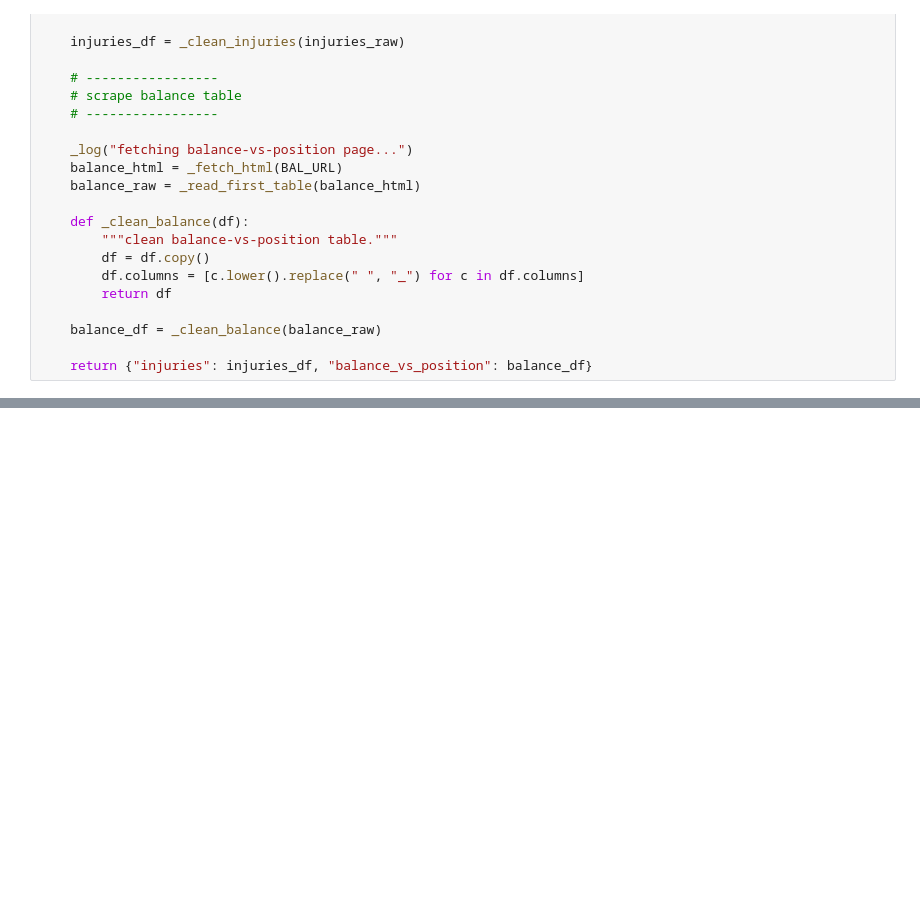
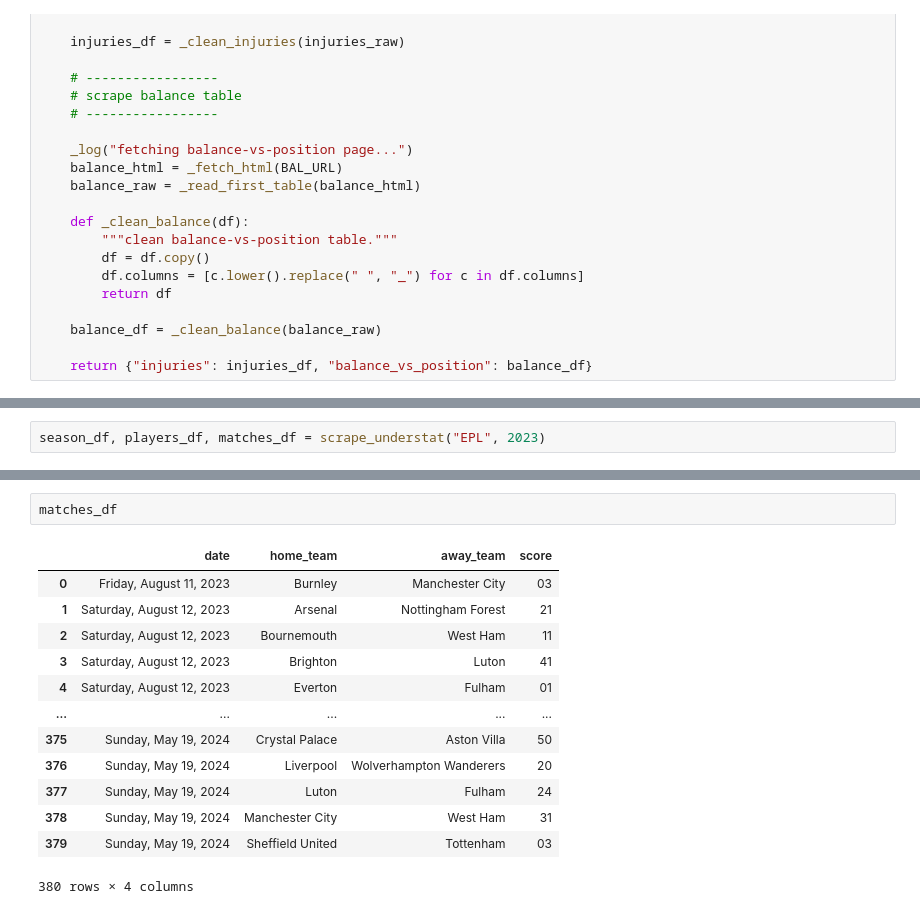
Before and after one commit to SpiderWolf6/EPL_Predictor, a Jupyter notebook: epl_data_pipeline.ipynb, the cells around one changed output, grey strips where cells are left out. Cells and saved outputs as stored; diff of their text form; blank space fills up the shorter version.

```diff
--- a/epl_data_pipeline.ipynb
+++ b/epl_data_pipeline.ipynb
@@ -385,0 +465,2 @@ def scrape_fbref(season_start_year: int):
+# %%
+season_df, players_df, matches_df = scrape_understat("EPL", 2023)
@@ -386 +476,17 @@ def scrape_fbref(season_start_year: int):
+# %%
+matches_df
+# %% [output]
+|  | date | home_team | away_team | score |
+| 0 | Friday, August 11, 2023 | Burnley | Manchester City | 03 |
+| 1 | Saturday, August 12, 2023 | Arsenal | Nottingham Forest | 21 |
+| 2 | Saturday, August 12, 2023 | Bournemouth | West Ham | 11 |
+| 3 | Saturday, August 12, 2023 | Brighton | Luton | 41 |
+| 4 | Saturday, August 12, 2023 | Everton | Fulham | 01 |
+| ... | ... | ... | ... | ... |
+| 375 | Sunday, May 19, 2024 | Crystal Palace | Aston Villa | 50 |
+| 376 | Sunday, May 19, 2024 | Liverpool | Wolverhampton Wanderers | 20 |
+| 377 | Sunday, May 19, 2024 | Luton | Fulham | 24 |
+| 378 | Sunday, May 19, 2024 | Manchester City | West Ham | 31 |
+| 379 | Sunday, May 19, 2024 | Sheffield United | Tottenham | 03 |
+380 rows × 4 columns
 # %%
```
Also changed, not shown: parts of 12 cells of this notebook.
